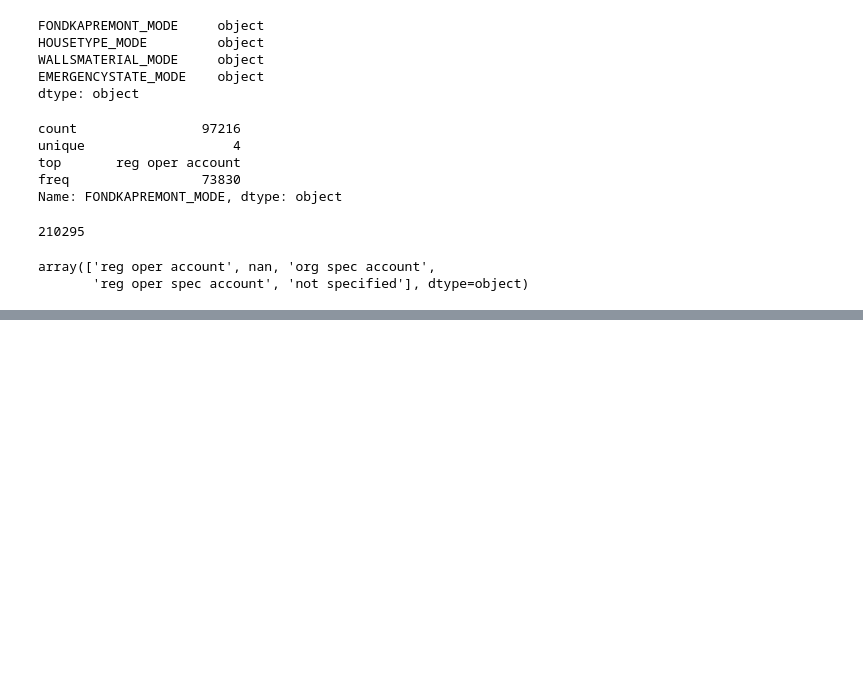
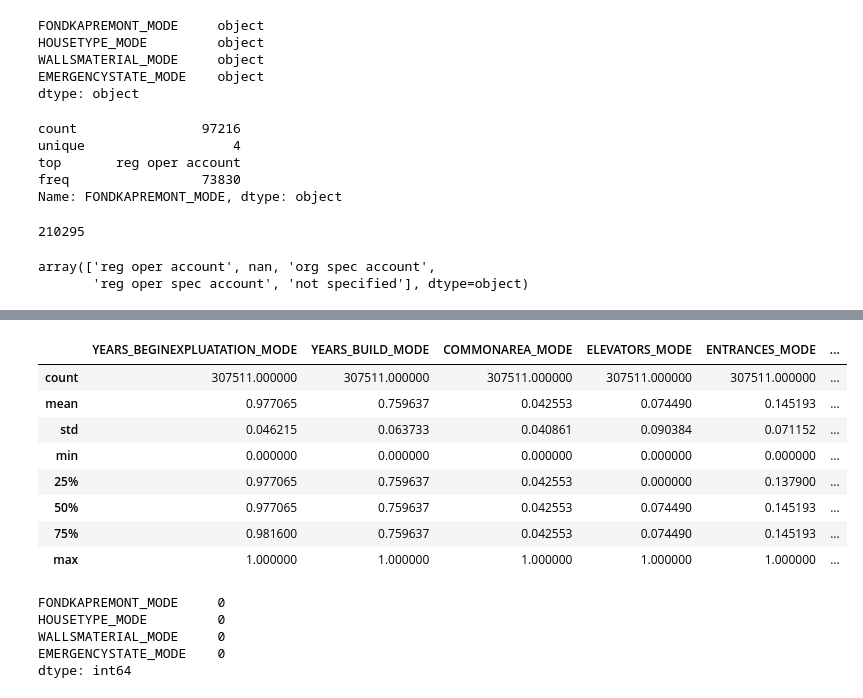
Before and after one commit to radheadewi/home-credit-ftp-uoe, a Jupyter notebook: 2-notebook/Datasets Exploration Column 60 to 123 Cleaning.ipynb, the cells around one changed output, grey strips where cells are left out. Cells and saved outputs as stored; diff of their text form; code cells hidden in the pictures; blank space fills up the shorter version.

Commit message:
Imputed numeric data with mean (SimpleImputer)

```diff
--- a/2-notebook/Datasets Exploration Column 60 to 123 Cleaning.ipynb
+++ b/2-notebook/Datasets Exploration Column 60 to 123 Cleaning.ipynb
@@ -130,0 +158,10 @@ array(['reg oper account', nan, 'org spec account',
+# %%
+numerics = ['int16', 'int32', 'int64', 'float16', 'float32', 'float64']
+application_train_num = application_train.select_dtypes(include=numerics)
+
+imp=SimpleImputer(missing_values=np.NaN, strategy='mean')
+data_num=pd.DataFrame(imp.fit_transform(application_train_num))
+data_num.columns=application_train_num.columns
+data_num.index=application_train_num.index
+
+data_num.isna().sum()
@@ -130,0 +186,28 @@ array(['reg oper account', nan, 'org spec account',
+# %%
+display(data_num.describe())
+# %% [output]
+|  | YEARS_BEGINEXPLUATATION_MODE | YEARS_BUILD_MODE | COMMONAREA_MODE | ELEVATORS_MODE | ENTRANCES_MODE | ... |
+| count | 307511.000000 | 307511.000000 | 307511.000000 | 307511.000000 | 307511.000000 | ... |
+| mean | 0.977065 | 0.759637 | 0.042553 | 0.074490 | 0.145193 | ... |
+| std | 0.046215 | 0.063733 | 0.040861 | 0.090384 | 0.071152 | ... |
+| min | 0.000000 | 0.000000 | 0.000000 | 0.000000 | 0.000000 | ... |
+| 25% | 0.977065 | 0.759637 | 0.042553 | 0.000000 | 0.137900 | ... |
+| 50% | 0.977065 | 0.759637 | 0.042553 | 0.074490 | 0.145193 | ... |
+| 75% | 0.981600 | 0.759637 | 0.042553 | 0.074490 | 0.145193 | ... |
+| max | 1.000000 | 1.000000 | 1.000000 | 1.000000 | 1.000000 | ... |
+# %%
+numerics = ['int16', 'int32', 'int64', 'float16', 'float32', 'float64']
+application_train_num = application_train.select_dtypes(exclude=numerics)
+
+imp=SimpleImputer(missing_values=np.NaN, strategy='most_frequent')
+data_non_num=pd.DataFrame(imp.fit_transform(application_train_num))
+data_non_num.columns=application_train_num.columns
+data_non_num.index=application_train_num.index
+
+data_non_num.isna().sum()
+# %% [output]
+FONDKAPREMONT_MODE     0
+HOUSETYPE_MODE         0
+WALLSMATERIAL_MODE     0
+EMERGENCYSTATE_MODE    0
+dtype: int64
```
Also changed, not shown: parts of 11 cells of this notebook, 1 other file.
